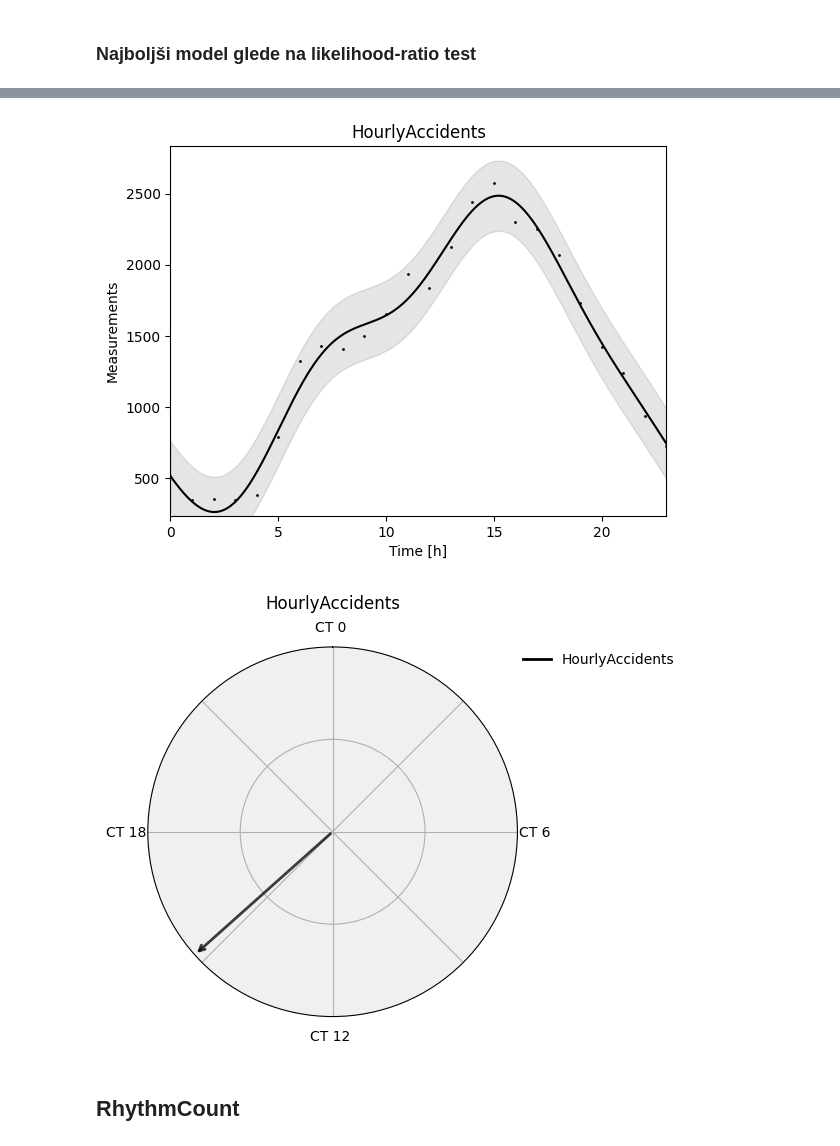
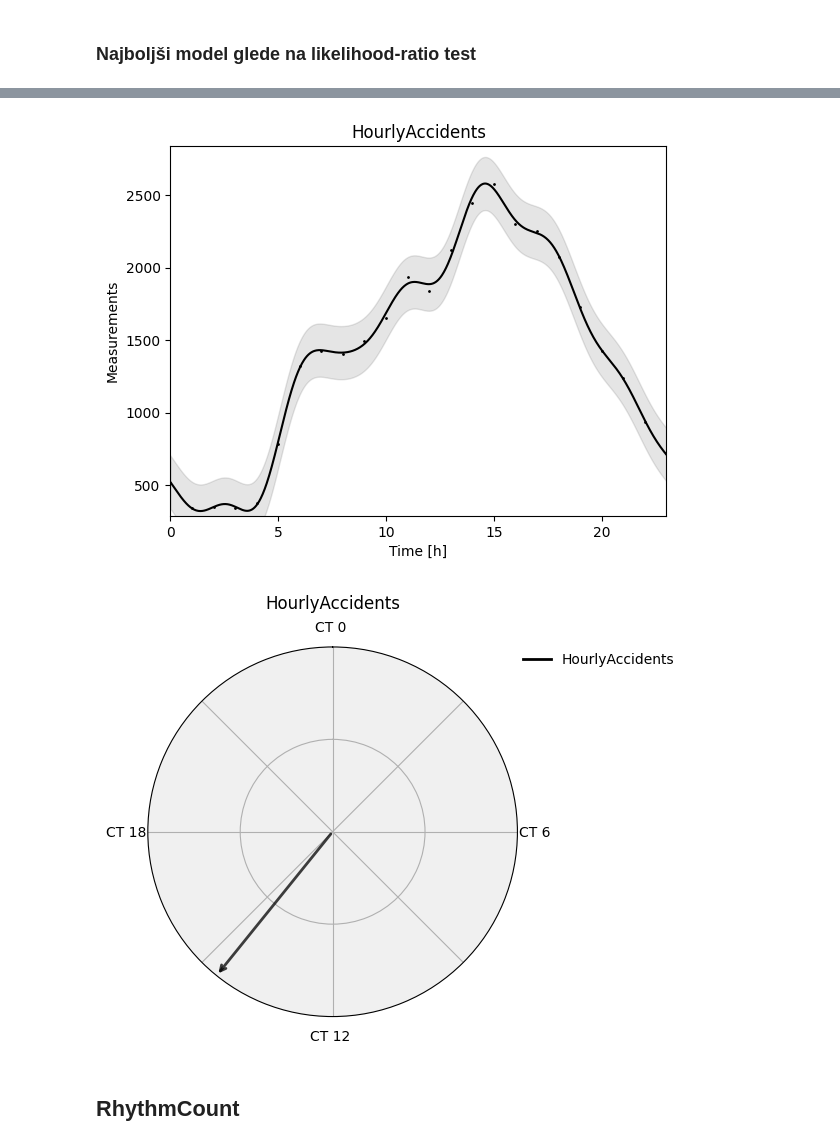
Before and after one commit to hanaskitek/diplomska-git, a Jupyter notebook: 05_kosinor_cez_dan.ipynb, the cells around one changed output, grey strips where cells are left out. Drawn from its saved outputs; the diff is of its cells as text; code cells hidden in the pictures.

Commit message:
Delovna verzija (izbiranje najboljšega modela)

```diff
--- a/05_kosinor_cez_dan.ipynb
+++ b/05_kosinor_cez_dan.ipynb
@@ -201,6 +202,7 @@ display(df_results)
 # %% [markdown]
 ### Najboljši model glede na likelihood-ratio test
 # %%
-# df_best_model = cosinor.get_best_models(df_plot, df_results, n_components = [1,2,3,4,5,6,7,8,9,10])
-df_best_model
+# df_best_model = cosinor.get_best_models(df_plot, df_results, n_components = [1,2,3,4,5,6,7,8,9,10], criterium='AIC', reverse = True)
+best_model_row = df_results[df_results['AIC'] == df_results['AIC'].min()]
+best_model_row
 # %% [output]
@@ -209,8 +211,8 @@ df_best_model
 # %%
-cosinor.plot_df_models(df_plot, df_best_model)
+cosinor.plot_df_models(df_plot, best_model_row)
 # %% [output]
-[figure, old version]
+[figure, new version]
-[figure, old version]
+[figure, new version]
 # %% [markdown]
 ## RhythmCount
 # %%
```
Also changed, not shown: parts of 7 cells of this notebook.
